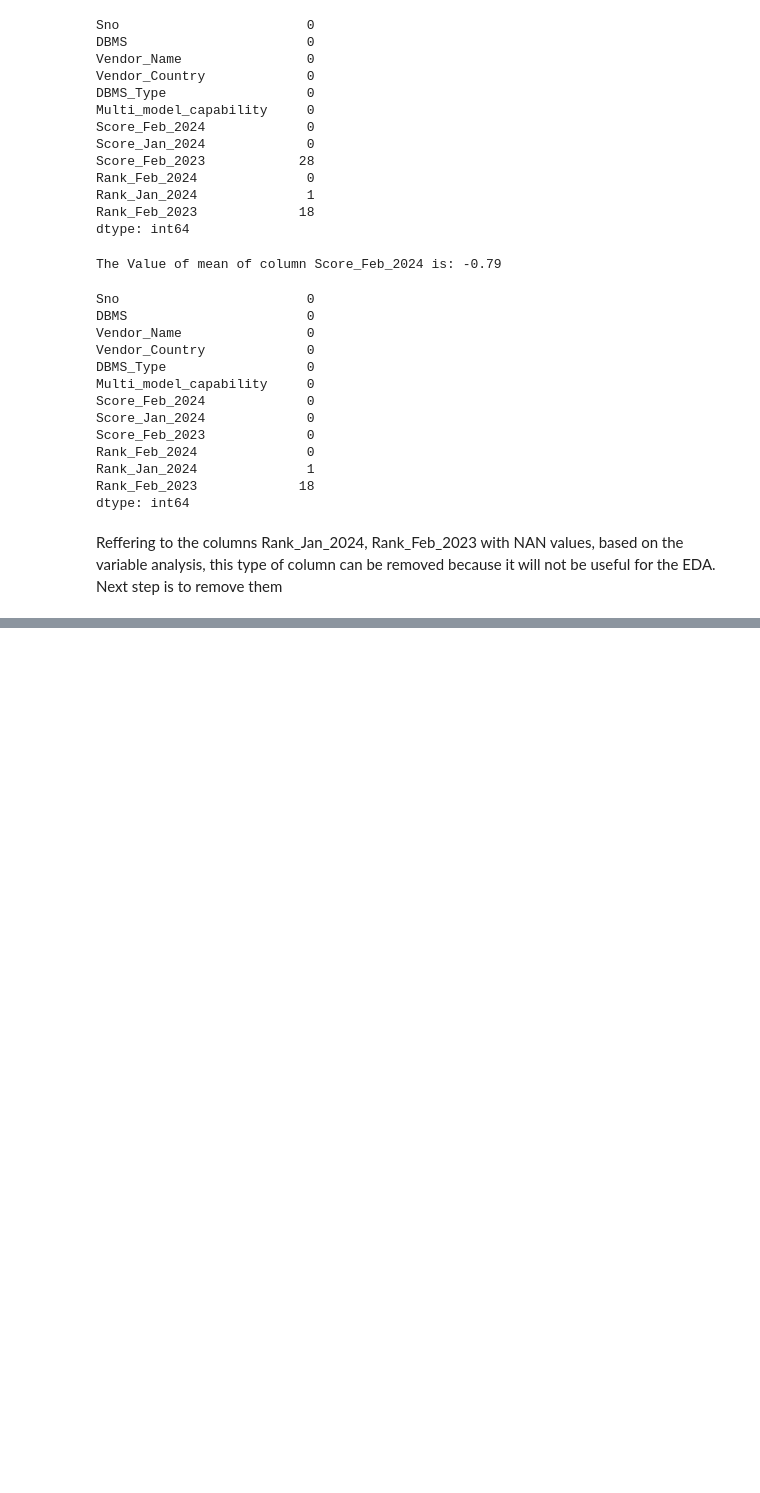
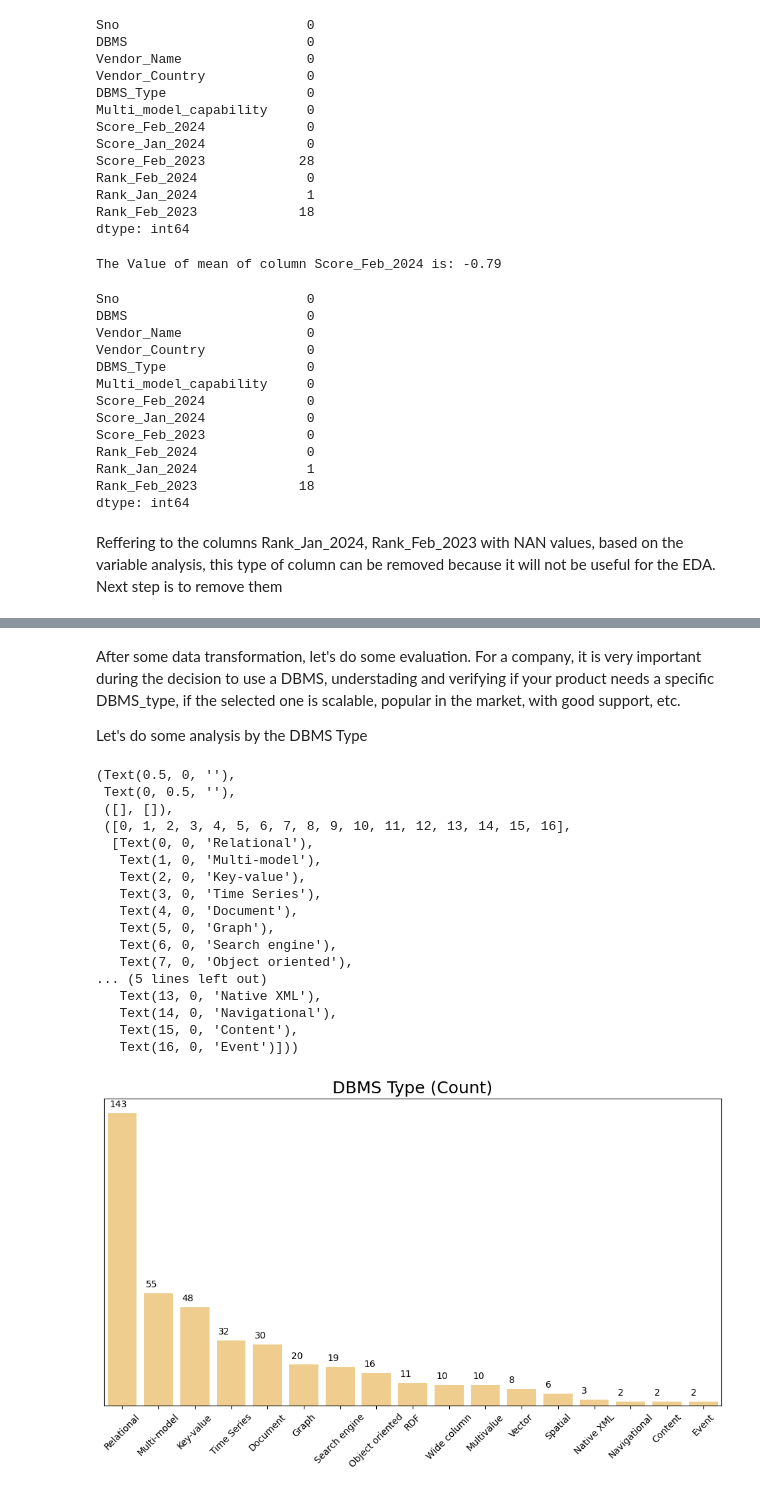
Before and after one commit to vaugsss/DataScience, a Jupyter notebook: DBMS.ipynb, the cells around one changed output, grey strips where cells are left out. Drawn from its saved outputs; the diff is of its cells as text; code cells hidden in the pictures; blank space fills up the shorter version.

```diff
--- a/DBMS.ipynb
+++ b/DBMS.ipynb
@@ -296,3 +294,37 @@ df.head()
 | 2 | 3 | Microsoft SQL Server | Microsoft Corporation | United States | Relational | Yes | 853.57 | ... |
 | 3 | 4 | PostgreSQL | PostgreSQL Global Development Group | United States | Relational | Yes | 629.41 | ... |
 | 4 | 5 | MongoDB | MongoDB, Inc. | United States | Document | Yes | 420.36 | ... |
+# %% [markdown]
+After some data transformation, let's do some evaluation.
+For a company, it is very important during the decision to use a DBMS, understading and verifying if your product needs a specific DBMS_type, if the selected one is scalable, popular in the market, with good support, etc.
+
+Let's do some analysis by the DBMS Type
+# %%
+plt.figure(figsize=(12,6))
+
+plt.subplot(111)
+plt.title("DBMS Type (Count)", color='black', fontsize=18,)
+ax = sns.countplot(x='DBMS_Type', data=df, alpha=0.5, order=df['DBMS_Type'].value_counts().index, color='orange')
+
+for p in ax.patches:
+        ax.annotate('{:.0f}'.format(p.get_height()), (p.get_x()+0.05, p.get_height()+3))
+plt.xlabel(None), plt.ylabel(None), plt.yticks([]), plt.xticks(rotation=45)
+# %% [output]
+(Text(0.5, 0, ''),
+ Text(0, 0.5, ''),
+ ([], []),
+ ([0, 1, 2, 3, 4, 5, 6, 7, 8, 9, 10, 11, 12, 13, 14, 15, 16],
+  [Text(0, 0, 'Relational'),
+   Text(1, 0, 'Multi-model'),
+   Text(2, 0, 'Key-value'),
+   Text(3, 0, 'Time Series'),
+   Text(4, 0, 'Document'),
+   Text(5, 0, 'Graph'),
+   Text(6, 0, 'Search engine'),
+   Text(7, 0, 'Object oriented'),
+... (5 lines left out)
+   Text(13, 0, 'Native XML'),
+   Text(14, 0, 'Navigational'),
+   Text(15, 0, 'Content'),
+   Text(16, 0, 'Event')]))
+[figure, added]
```
Also changed, not shown: parts of 2 cells of this notebook.
